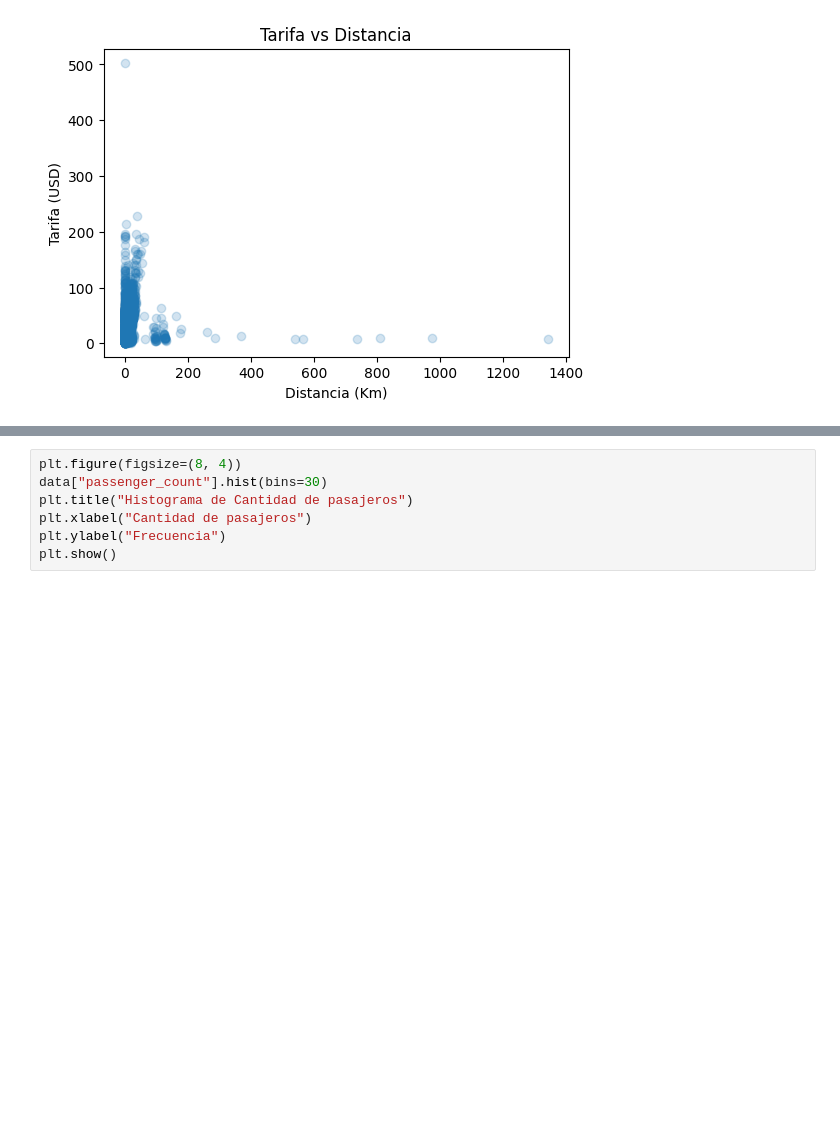
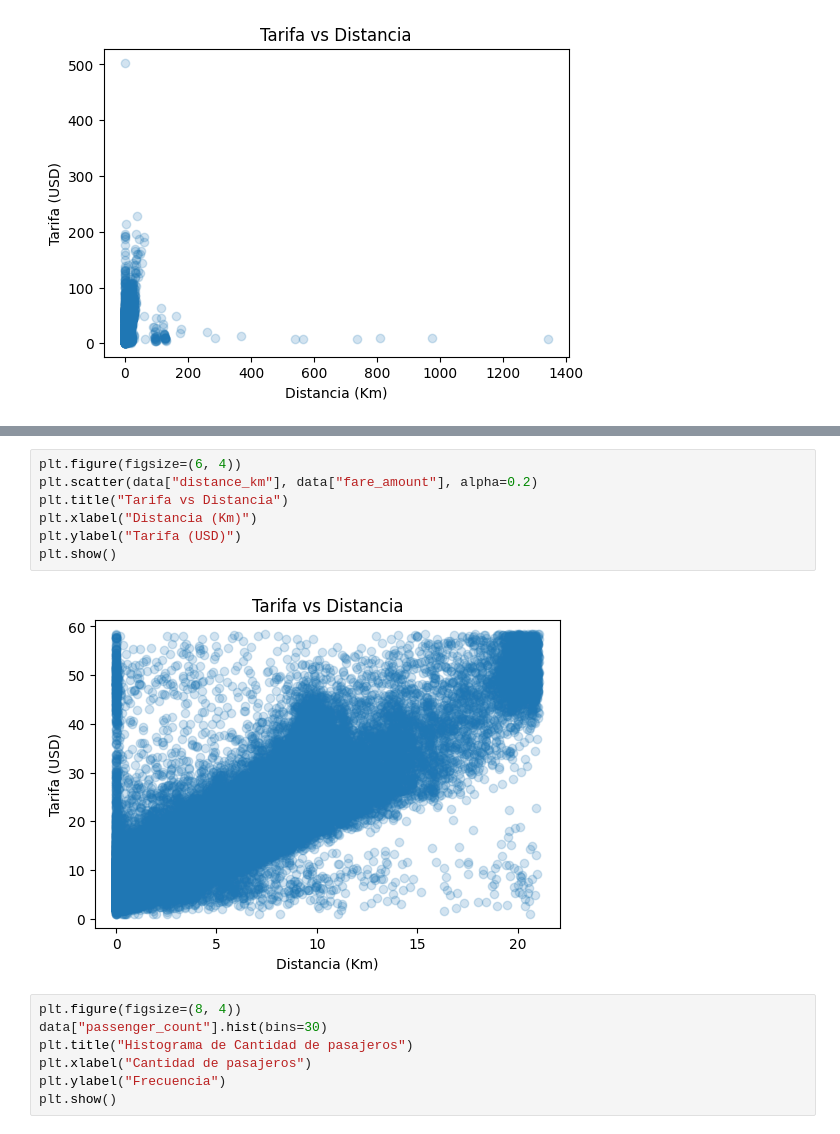
Before and after one commit to SebMun33/AA1-TUIA-2026C1-Onyskiw-Mu-oz, a Jupyter notebook: analisis_descriptivo.ipynb, the cells around one changed output, grey strips where cells are left out. Cells and saved outputs as stored; diff of their text form; blank space fills up the shorter version.

```diff
--- a/analisis_descriptivo.ipynb
+++ b/analisis_descriptivo.ipynb
@@ -417,3 +442,12 @@ for col in columnas:
+# %%
+plt.figure(figsize=(6, 4))
+plt.scatter(data["distance_km"], data["fare_amount"], alpha=0.2)
+plt.title("Tarifa vs Distancia")
+plt.xlabel("Distancia (Km)")
+plt.ylabel("Tarifa (USD)")
+plt.show()
+# %% [output]
+[figure, added]
 # %%
 plt.figure(figsize=(8, 4))
 data["passenger_count"].hist(bins=30)
```
Also changed, not shown: parts of 14 cells of this notebook, 1 other file.
